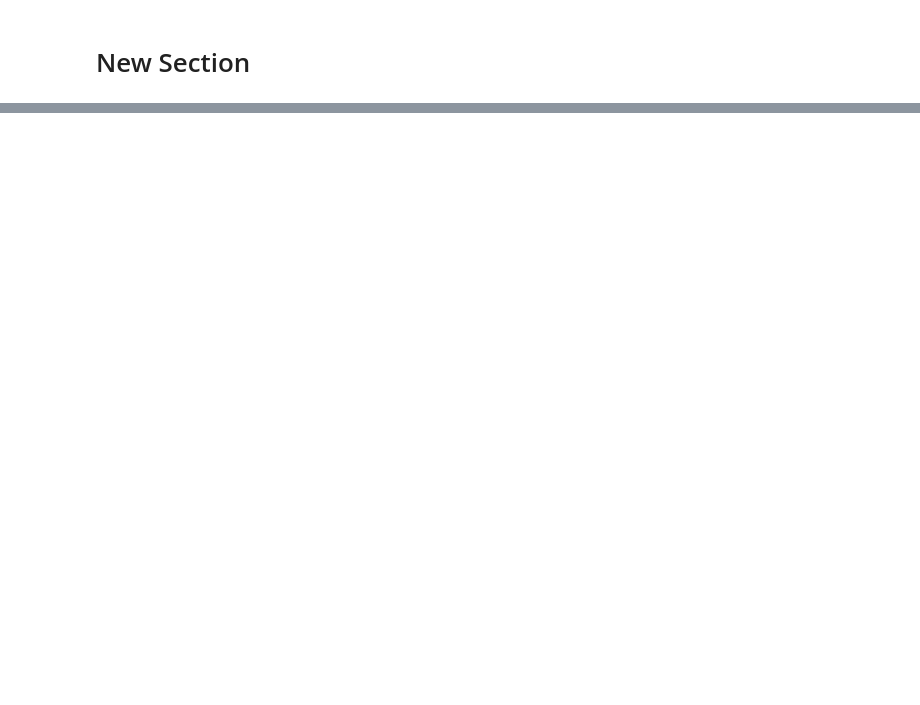
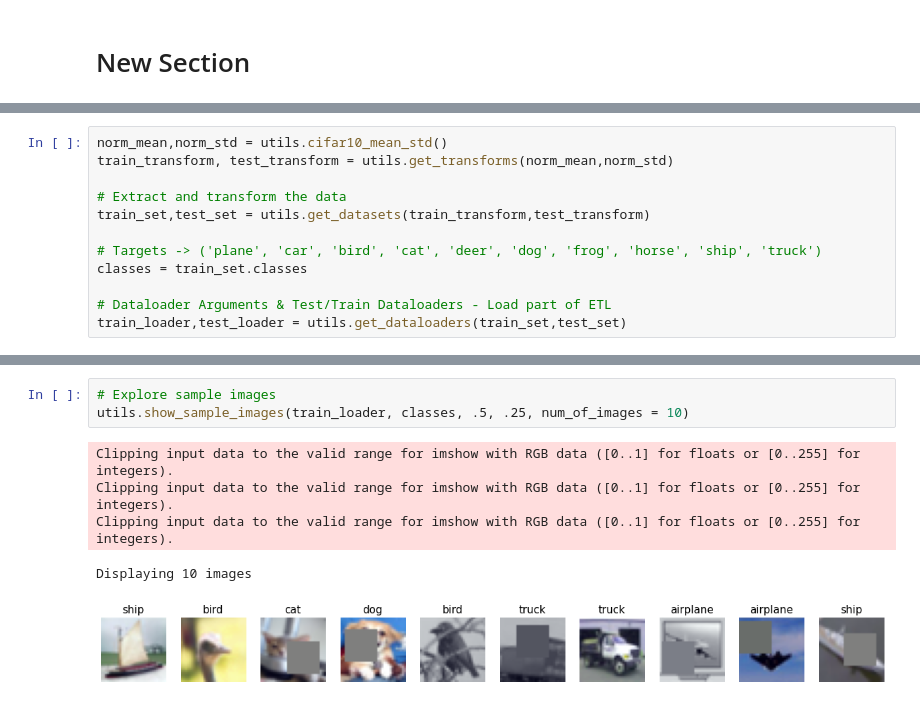
Before and after one commit to Arijit-datascience/pytorch_cifar10, a Jupyter notebook: pytorch_cifar10_resnet.ipynb, the cells around one changed output, grey strips where cells are left out. Saved outputs shown, nothing was run; the diff lists cells and outputs as text; blank space fills up the shorter version.

```diff
--- a/pytorch_cifar10_resnet.ipynb
+++ b/pytorch_cifar10_resnet.ipynb
@@ -29,0 +39,12 @@ from pytorch_cifar10_resnet.utils import utils as utils
+# %%
+norm_mean,norm_std = utils.cifar10_mean_std()
+train_transform, test_transform = utils.get_transforms(norm_mean,norm_std)
+
+# Extract and transform the data
+train_set,test_set = utils.get_datasets(train_transform,test_transform)
+
+# Targets -> ('plane', 'car', 'bird', 'cat', 'deer', 'dog', 'frog', 'horse', 'ship', 'truck')
+classes = train_set.classes
+
+# Dataloader Arguments & Test/Train Dataloaders - Load part of ETL
+train_loader,test_loader = utils.get_dataloaders(train_set,test_set)
@@ -29,0 +60,9 @@ from pytorch_cifar10_resnet.utils import utils as utils
+# %%
+# Explore sample images
+utils.show_sample_images(train_loader, classes, .5, .25, num_of_images = 10)
+# %% [output]
+Clipping input data to the valid range for imshow with RGB data ([0..1] for floats or [0..255] for integers).
+Clipping input data to the valid range for imshow with RGB data ([0..1] for floats or [0..255] for integers).
+Clipping input data to the valid range for imshow with RGB data ([0..1] for floats or [0..255] for integers).
+Displaying 10 images
+[figure, added]
```
Also changed, not shown: parts of 6 cells of this notebook.
